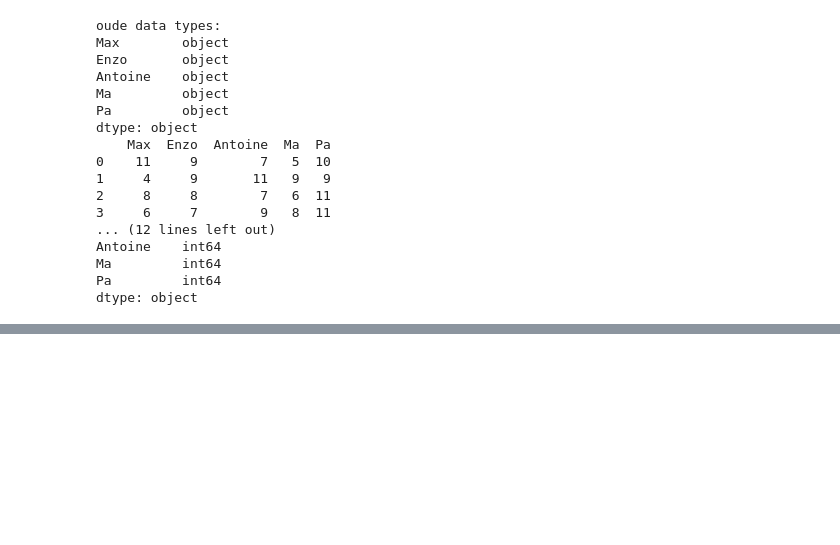
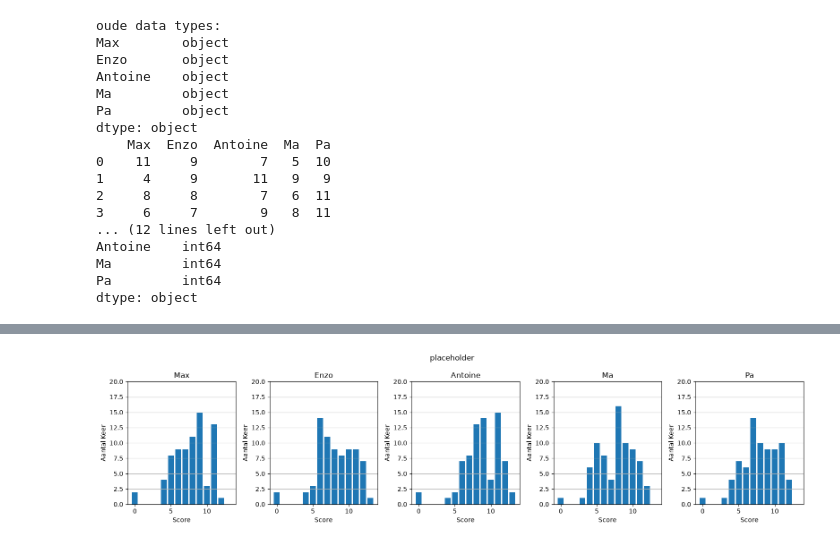
Before and after one commit to BroederZ/WebsiteCatan, a Jupyter notebook: Data/Test_Code.ipynb, the cells around one changed output, grey strips where cells are left out. Cells and saved outputs as stored; diff of their text form; code cells hidden in the pictures; blank space fills up the shorter version.

```diff
--- a/Data/Test_Code.ipynb
+++ b/Data/Test_Code.ipynb
@@ -147,0 +206,27 @@ Plot saved as Catan_TotaleScores_Alles.png in path: /home/antoine-zijlstra/Coder
+# %%
+#Histogrammen maken iedereen los
+players = ["Max", "Enzo", "Antoine", "Ma", "Pa"]
+colors = ['#FF6B6B', '#4ECDC4', '#45B7D1', '#FFA07A', '#98D8C8']
+
+# Maak 5 subplots (1 rij, 5 kolommen)
+fig, axes = plt.subplots(1, 5, figsize=(16, 4))
+
+for i, player in enumerate(players):
+    # Score frequenties voor deze speler
+    score_freq = data_x0[player].value_counts().sort_index()
+
+    # Plot in de juiste subplot
+    axes[i].bar(score_freq.index, score_freq.values)
+    axes[i].set_title(f"{player}", fontsize=12)
+    axes[i].set_xlabel("Score")
+    axes[i].set_ylabel("Aantal Keer")
+    axes[i].grid(axis='y')
+
+    axes[i].set_xlim(-1, 14)
+    axes[i].set_ylim(0, 20)
+
+plt.suptitle("placeholder")
+plt.tight_layout()
+plt.show()
+# %% [output]
+[figure, added]
```
Also changed, not shown: parts of 7 cells of this notebook, 5 other files.
